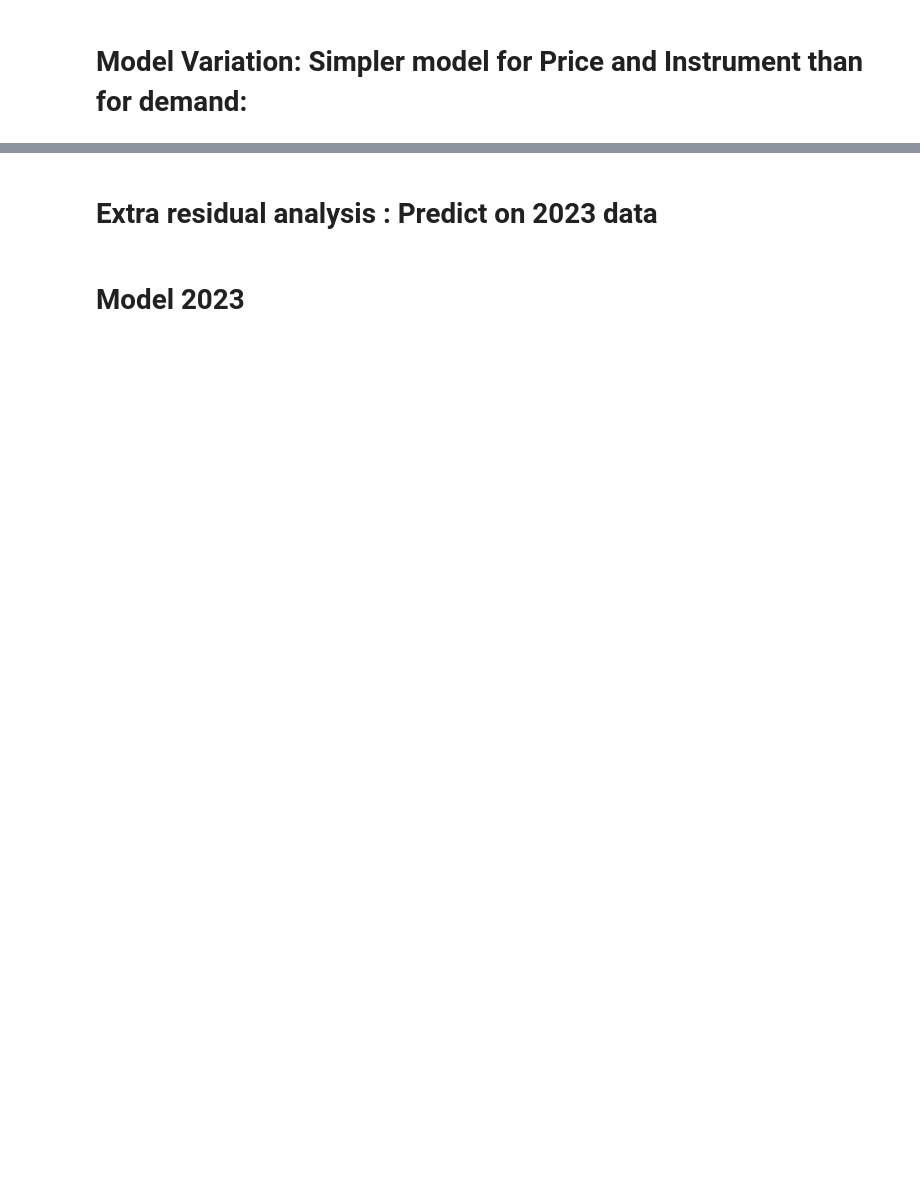
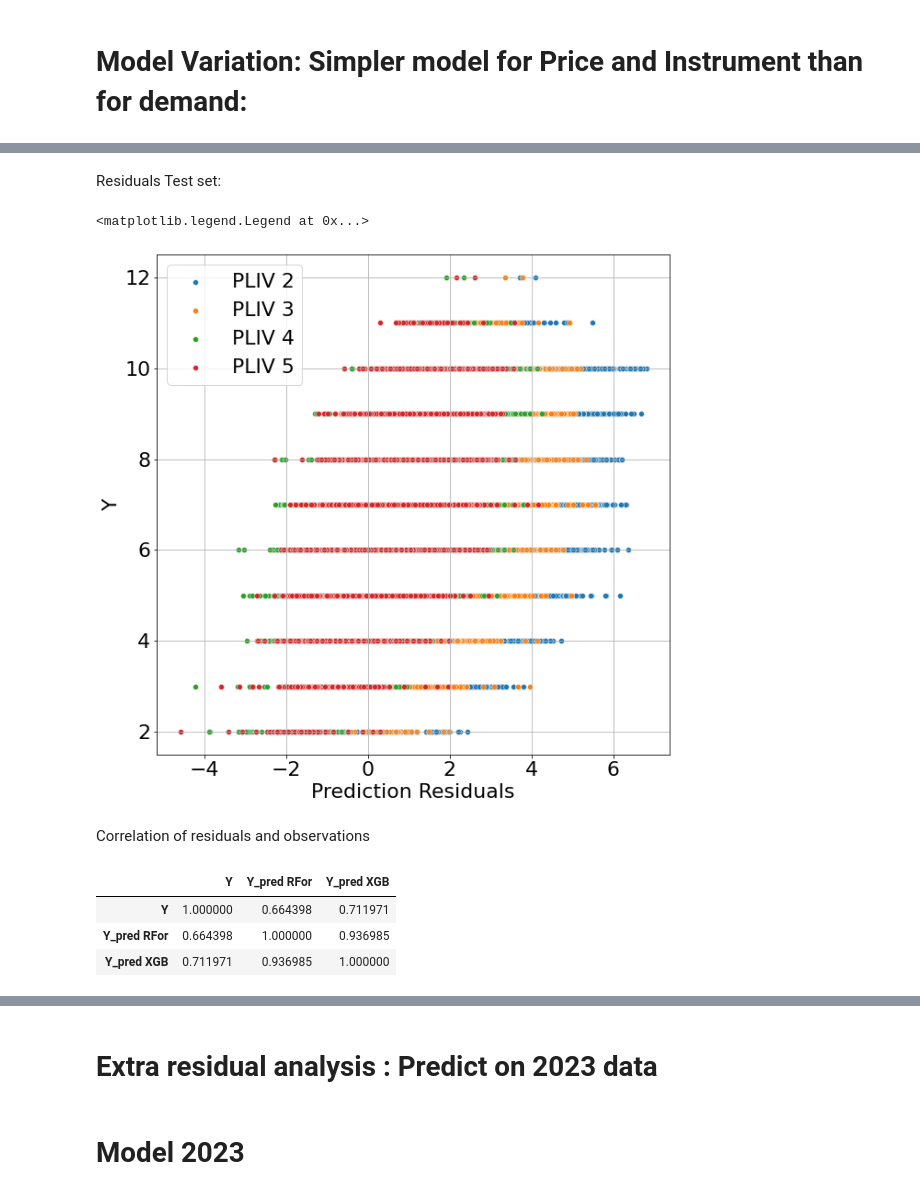
Before and after one commit to floorpiet/ThesisFPiet, a Jupyter notebook: ModelPLIVwithoutLagDem.ipynb, the cells around one changed output, grey strips where cells are left out. Saved outputs shown, nothing was run; the diff lists cells and outputs as text; code cells hidden in the pictures; blank space fills up the shorter version.

```diff
--- a/ModelPLIVwithoutLagDem.ipynb
+++ b/ModelPLIVwithoutLagDem.ipynb
@@ -641,0 +812,30 @@ L_AVG_SELL_PRICE -0.007737  0.008424 -0.918433  0.358392 -0.024246  0.008773
+# %% [markdown]
+Residuals Test set:
+# %%
+plt.rcParams.update({'font.size': 22})
+
+plt.figure(figsize=(10,10))
+
+sns.scatterplot(y=y_lasso_test,x=y_lasso_test-final_y_pred_rfor,label='PLIV 2')
+sns.scatterplot(y=y_lasso_test,x=y_lasso_test-final_y_pred_xgb,label='PLIV 3')
+sns.scatterplot(y=y_lasso_test,x=y_lasso_test-final_y_pred_rfor2,label='PLIV 4')
+sns.scatterplot(y=y_lasso_test,x=y_lasso_test-final_y_pred_xgb2,label='PLIV 5')
+
+plt.xlabel('Prediction Residuals')
+plt.ylabel('Y')
+plt.grid()
+#labels=[ 'Lasso','RFor','XGB']
+plt.legend()
+# %% [output]
+<matplotlib.legend.Legend at 0x...>
+[figure, added]
+# %% [markdown]
+Correlation of residuals and observations
+# %%
+pd.DataFrame({'Y': y_lasso_test, #'Y_pred Lasso': final_y_pred_lasso,
+               'Y_pred RFor': final_y_pred_rfor, 'Y_pred XGB': final_y_pred_xgb}).corr()
+# %% [output]
+|  | Y | Y_pred RFor | Y_pred XGB |
+| Y | 1.000000 | 0.664398 | 0.711971 |
+| Y_pred RFor | 0.664398 | 1.000000 | 0.936985 |
+| Y_pred XGB | 0.711971 | 0.936985 | 1.000000 |
```
Also changed, not shown: parts of 45 cells of this notebook, 3 other files.
